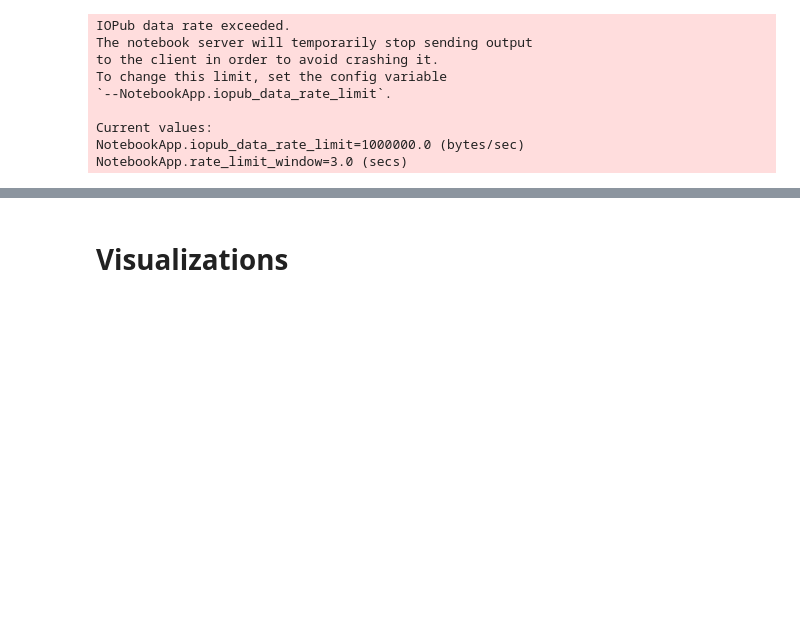
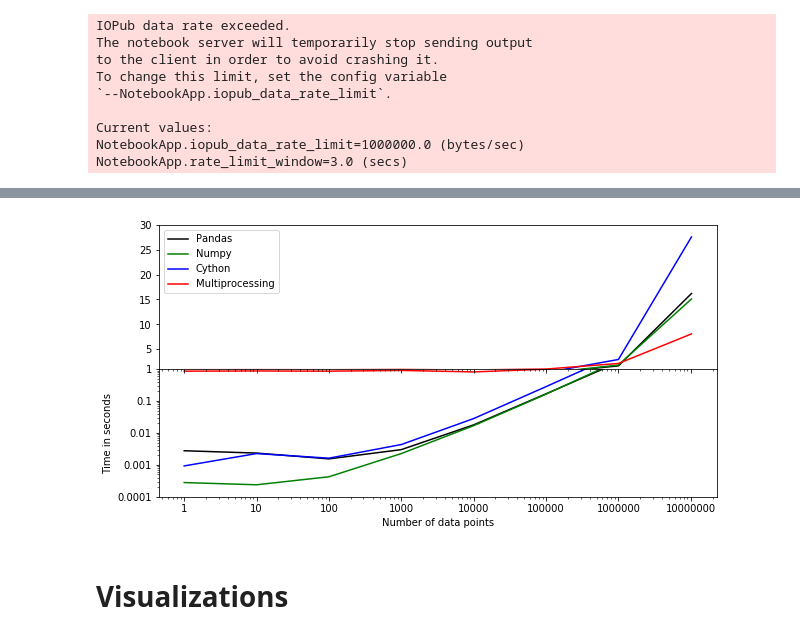
Before and after one commit to carlaint/OII_Python_Hi_Performance, a Jupyter notebook: Summative.ipynb, the cells around one changed output, grey strips where cells are left out. Cells and saved outputs as stored; diff of their text form; code cells hidden in the pictures; blank space fills up the shorter version.

```diff
--- a/Summative.ipynb
+++ b/Summative.ipynb
@@ -463,3 +530,53 @@ results: 8062.006474 ms
+# %%
+## Linear above and log below.
+#https://stackoverflow.com/questions/21746491/combining-a-log-and-linear-scale-in-matplotlib
+
+# linear and log axes for the same plot?
+# starting with the histogram example from
+# http://matplotlib.org/mpl_toolkits/axes_grid/users/overview.html
+from mpl_toolkits.axes_grid1 import make_axes_locatable
+plt.figure(figsize=(10,5))
+
+xdomain = x
+
+axMain = plt.subplot(111)
+#axMain.plot(xdomain, np.sin(xdomain))
+axMain.plot(xdomain, pandas, 'black', label = 'Pandas')
+axMain.plot(xdomain, numpy, 'g', label = 'Numpy')
+axMain.plot(xdomain, cyth,'b', label = 'Cython')
+axMain.plot(xdomain, bm_multi, 'r', label = 'Multiprocessing')
+
+axMain.set_yscale('log')
+axMain.set_ylim((0.0001, 1))
+axMain.set_ylabel("Time in seconds")
+axMain.set_xlabel("Number of data points")
+divider = make_axes_locatable(axMain)
+
+axLin = divider.append_axes("top", size=2, pad=0.001, sharex=axMain)
+
+axLin.plot(xdomain, pandas, 'black', label = 'Pandas')
+axLin.plot(xdomain, numpy, 'g', label = 'Numpy')
+axLin.plot(xdomain, cyth,'b', label = 'Cython')
+axLin.plot(xdomain, bm_multi, 'r', label = 'Multiprocessing')
+
+axLin.set_xscale('log')
+axLin.set_ylim((1, 30))
+axLin.legend(loc='upper left')
+
+# Removes bottom axis line
+axLin.spines['bottom'].set_visible(False)
+#axLin.xaxis.set_ticks_position('top')
+plt.setp(axLin.get_xticklabels(), visible=False)
+
+axMain.yaxis.set_major_formatter(ticker.FuncFormatter(lambda y,pos: ('{{:.{:1d}f}}'.format(int(np.maximum(-np.log10(y),0)))).format(y)))
+axMain.xaxis.set_major_formatter(ticker.FuncFormatter(lambda y,pos: ('{{:.{:1d}f}}'.format(int(np.maximum(-np.log10(y),0)))).format(y)))
+
+
+#plt.title('Linear above, log below')
+
+plt.show()
+# %% [output]
+[figure, added]
 # %% [markdown]
 # Visualizations
 # %%
```
Also changed, not shown: parts of 18 cells of this notebook.
